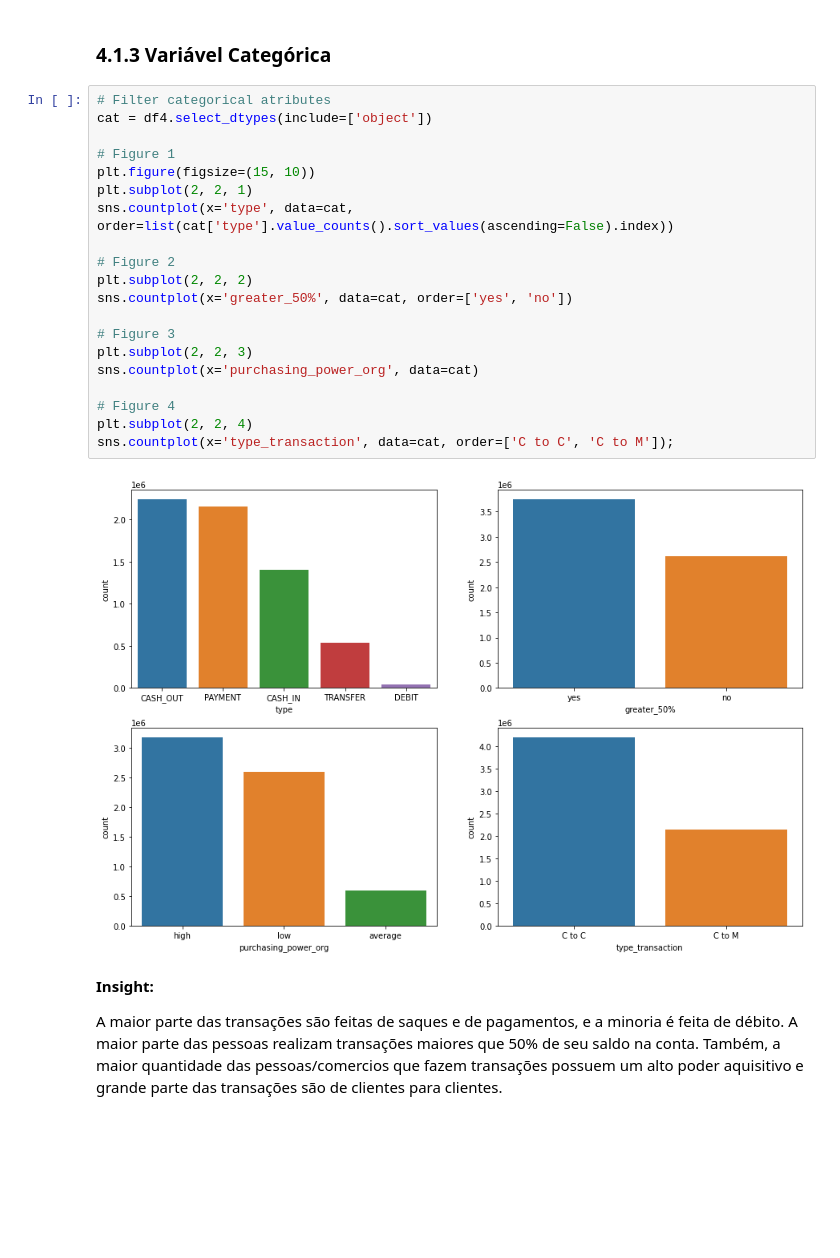
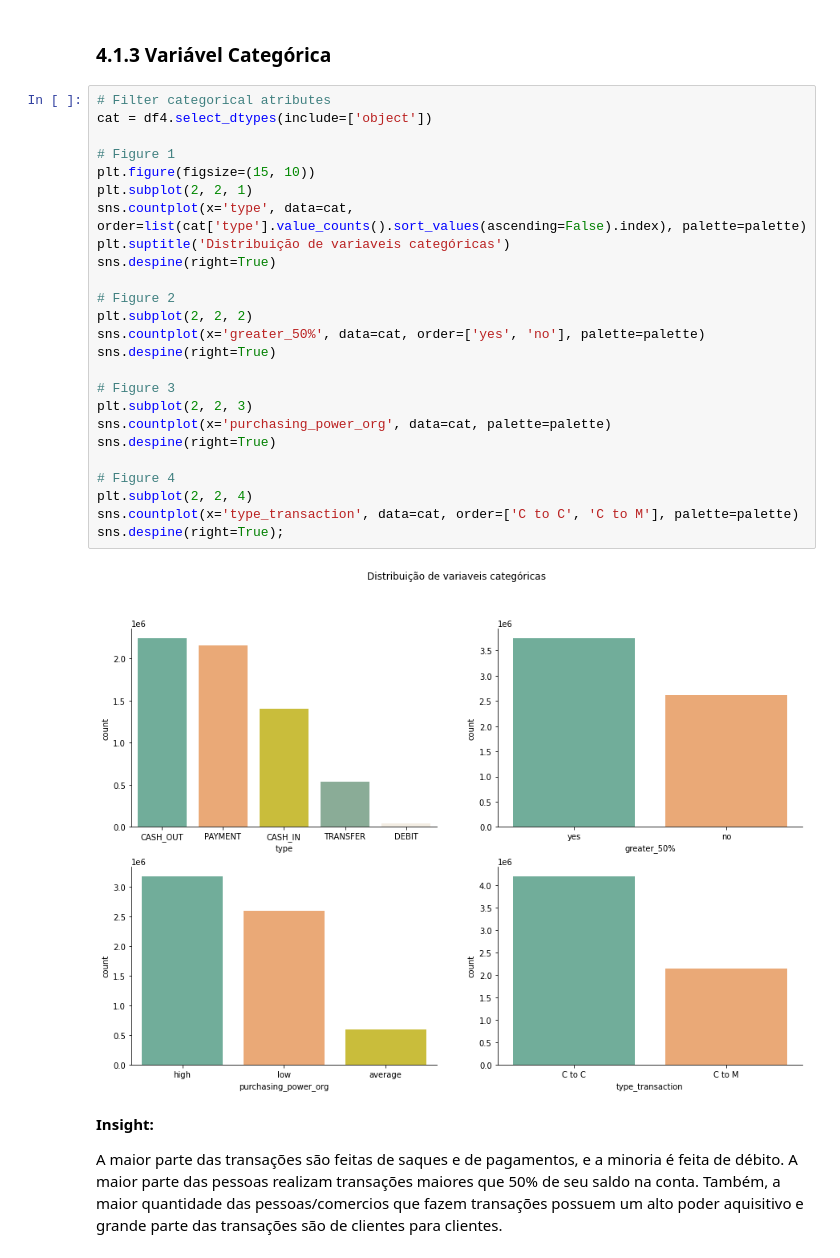
Before and after one commit to Jhonatanslopes/Financial-Fraud-Detection, a Jupyter notebook: notebook/notebook.ipynb, the cells around one changed output. Cells and saved outputs as stored; diff of their text form; blank space fills up the shorter version.

```diff
--- a/notebook/notebook.ipynb
+++ b/notebook/notebook.ipynb
@@ -505,25 +519,30 @@ plot_boxplot(x1=newbalance_orig, x2=oldbalance_dest, x3=newbalance_dest, data=nu
 # %%
 # Filter categorical atributes
 cat = df4.select_dtypes(include=['object'])
 
 # Figure 1
 plt.figure(figsize=(15, 10))
 plt.subplot(2, 2, 1)
-sns.countplot(x='type', data=cat, order=list(cat['type'].value_counts().sort_values(ascending=False).index))
+sns.countplot(x='type', data=cat, order=list(cat['type'].value_counts().sort_values(ascending=False).index), palette=palette)
+plt.suptitle('Distribuição de variaveis categóricas')
+sns.despine(right=True)
 
 # Figure 2
 plt.subplot(2, 2, 2)
-sns.countplot(x='greater_50%', data=cat, order=['yes', 'no'])
+sns.countplot(x='greater_50%', data=cat, order=['yes', 'no'], palette=palette)
+sns.despine(right=True)
 
 # Figure 3
 plt.subplot(2, 2, 3)
-sns.countplot(x='purchasing_power_org', data=cat)
+sns.countplot(x='purchasing_power_org', data=cat, palette=palette)
+sns.despine(right=True)
 
 # Figure 4
 plt.subplot(2, 2, 4)
-sns.countplot(x='type_transaction', data=cat, order=['C to C', 'C to M']);
+sns.countplot(x='type_transaction', data=cat, order=['C to C', 'C to M'], palette=palette)
+sns.despine(right=True);
 # %% [output]
-[figure, old version]
+[figure, new version]
 # %% [markdown]
 **Insight:**
 
```
Also changed, not shown: parts of 92 cells of this notebook.
